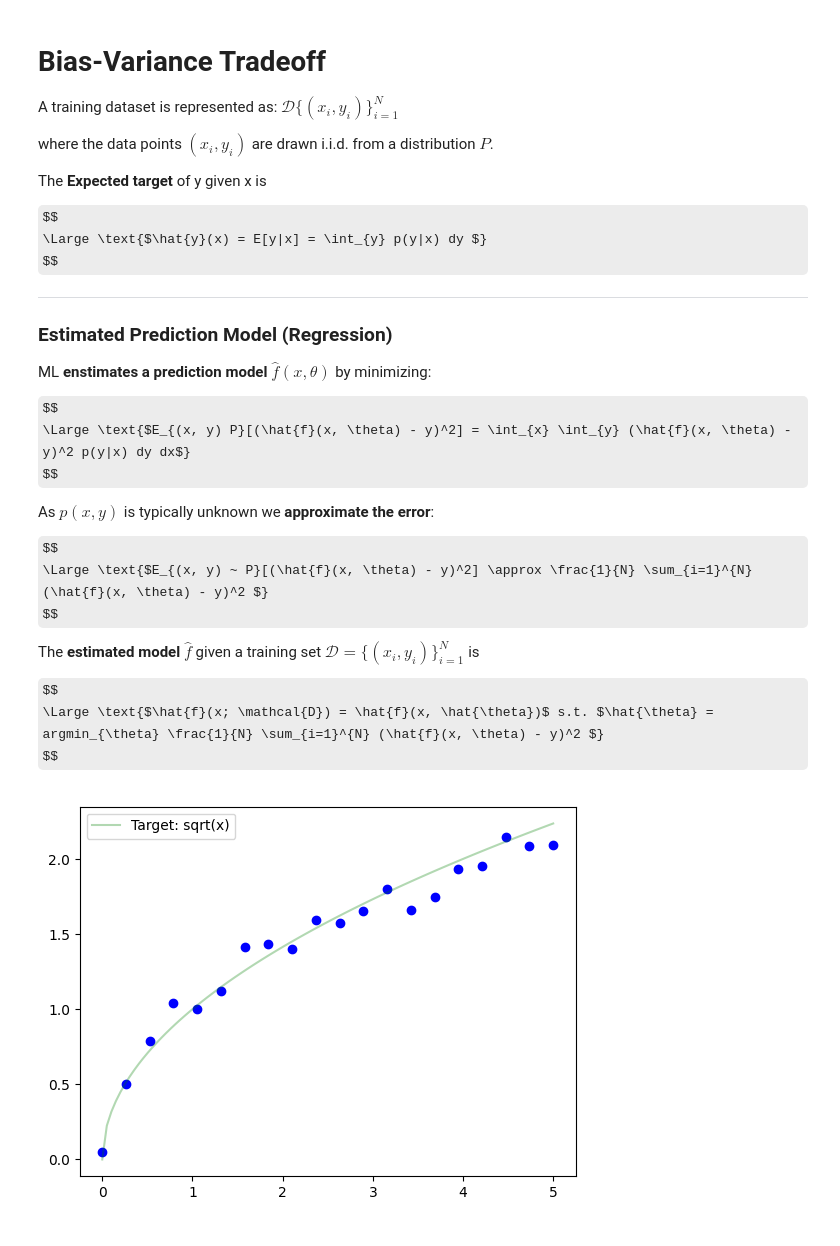
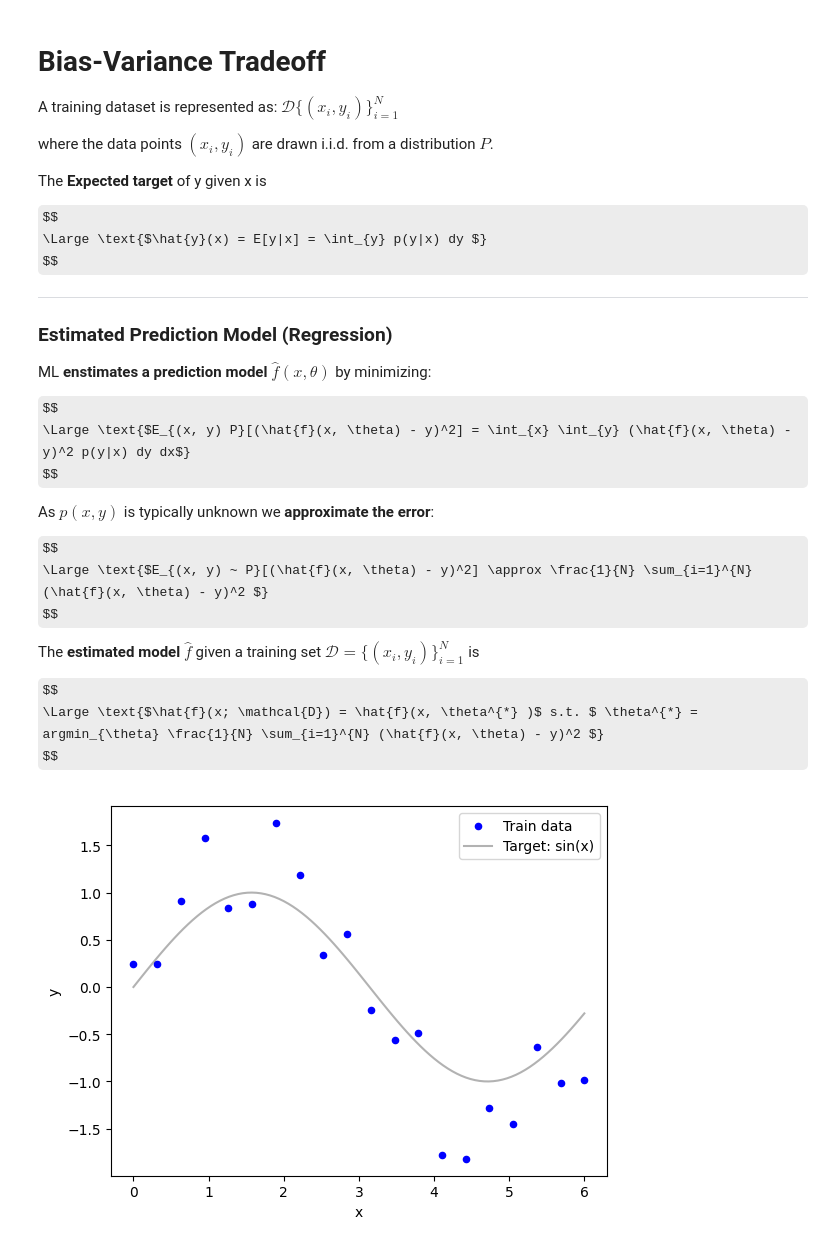
Before and after one commit to raphsenn/ai-notebooks, a Jupyter notebook: machine_learning/regularization/bias_variance_tradeoff.ipynb, the cells around one changed output. Drawn from its saved outputs; the diff is of its cells as text; code cells hidden in the pictures; some formulas as TeX source.

```diff
--- a/machine_learning/regularization/bias_variance_tradeoff.ipynb
+++ b/machine_learning/regularization/bias_variance_tradeoff.ipynb
@@ -31,7 +31,7 @@ $$
 The __estimated model__ $\hat{f}$ given a training set $\mathcal{D} = \{(x_i, y_i)\}_{i=1}^N $ is
 
 $$
-\Large \text{$\hat{f}(x; \mathcal{D}) = \hat{f}(x, \hat{\theta})$ s.t. $\hat{\theta} = argmin_{\theta} \frac{1}{N} \sum_{i=1}^{N} (\hat{f}(x, \theta) - y)^2 $}
+\Large \text{$\hat{f}(x; \mathcal{D}) = \hat{f}(x, \theta^{*} )$ s.t. $ \theta^{*} = argmin_{\theta} \frac{1}{N} \sum_{i=1}^{N} (\hat{f}(x, \theta) - y)^2 $}
 $$
 # %%
 # Import dependencies
@@ -41,19 +45,27 @@ import matplotlib.pyplot as plt
 # Set random seed
 np.random.seed(42)
 # %%
-# Parameters
+# Size of dataset
 N = 20
+
 # Normal distribution N ~ (mu, sigma)
-normal = np.random.normal(0, 0.1, N)
+noise_1 = np.random.normal(0, 0.5, N)
+noise_2 = np.random.normal(0, 0.5, N)
 
-# Create example data
-X = np.linspace(0, 5, N)
-X_continues = np.linspace(0, 5, 100)
-y = np.sqrt(X) + normal
+# Create training data
+X_train = np.linspace(0, 6, N)
+X_continues = np.linspace(0, 6, 100)
+y_train = np.sin(X_train) + noise_1
+
+# Create testing data
+X_test = np.linspace(0, 6, N)
+y_test = np.sin(X_test) + noise_2
 # %%
-plt.plot(X, y, 'bo')
-plt.plot(X_continues, np.sqrt(X_continues), color='green', alpha=0.3, label='Target: sqrt(x)')
+plt.scatter(X_train, y_train, color='blue', s=20, label='Train data')
+plt.plot(X_continues, np.sin(X_continues), color='black', alpha=0.3, label='Target: sin(x)')
+plt.xlabel('x')
+plt.ylabel('y')
 plt.legend()
 plt.show()
 # %% [output]
-[figure, old version]
+[figure, new version]
```
Also changed, not shown: parts of 4 cells of this notebook, 4 other files.
